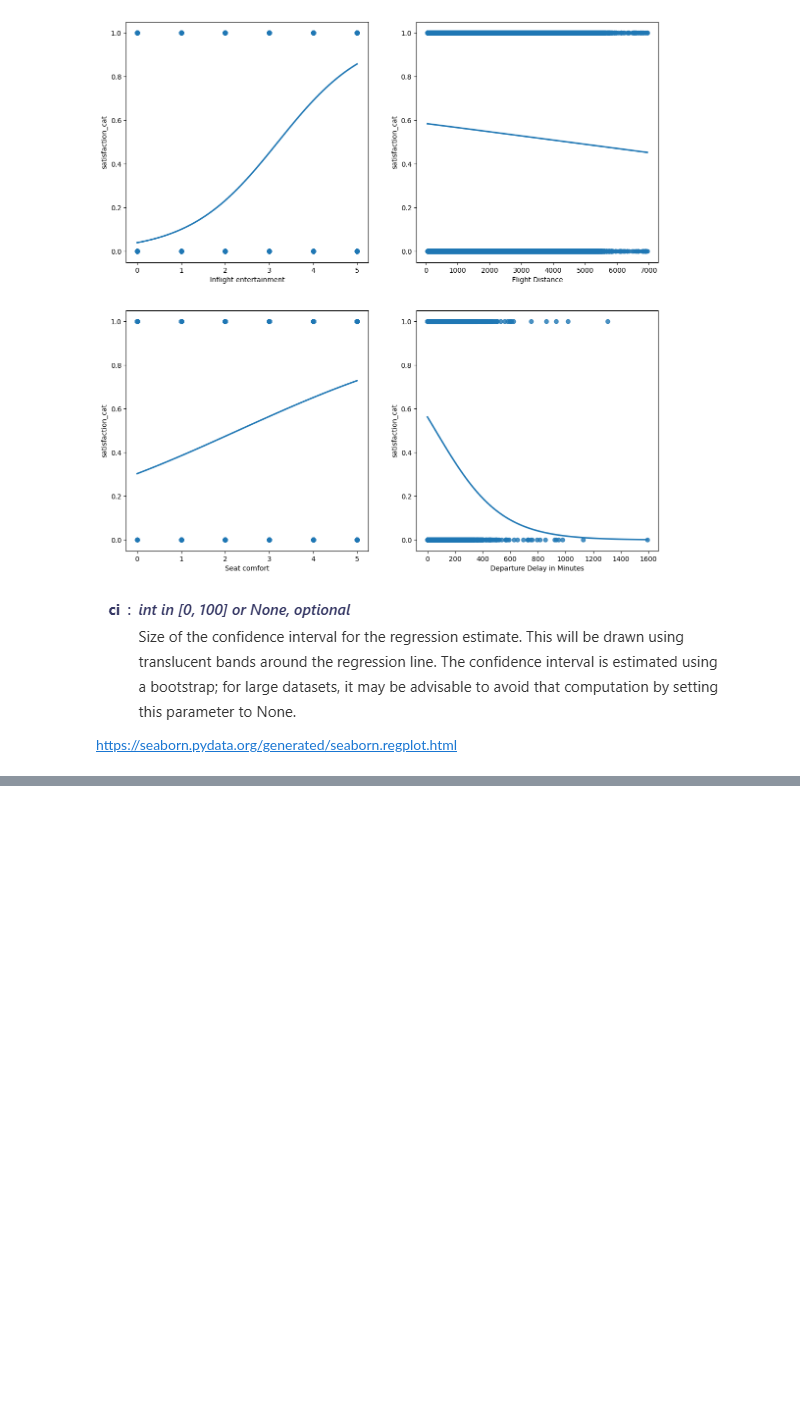
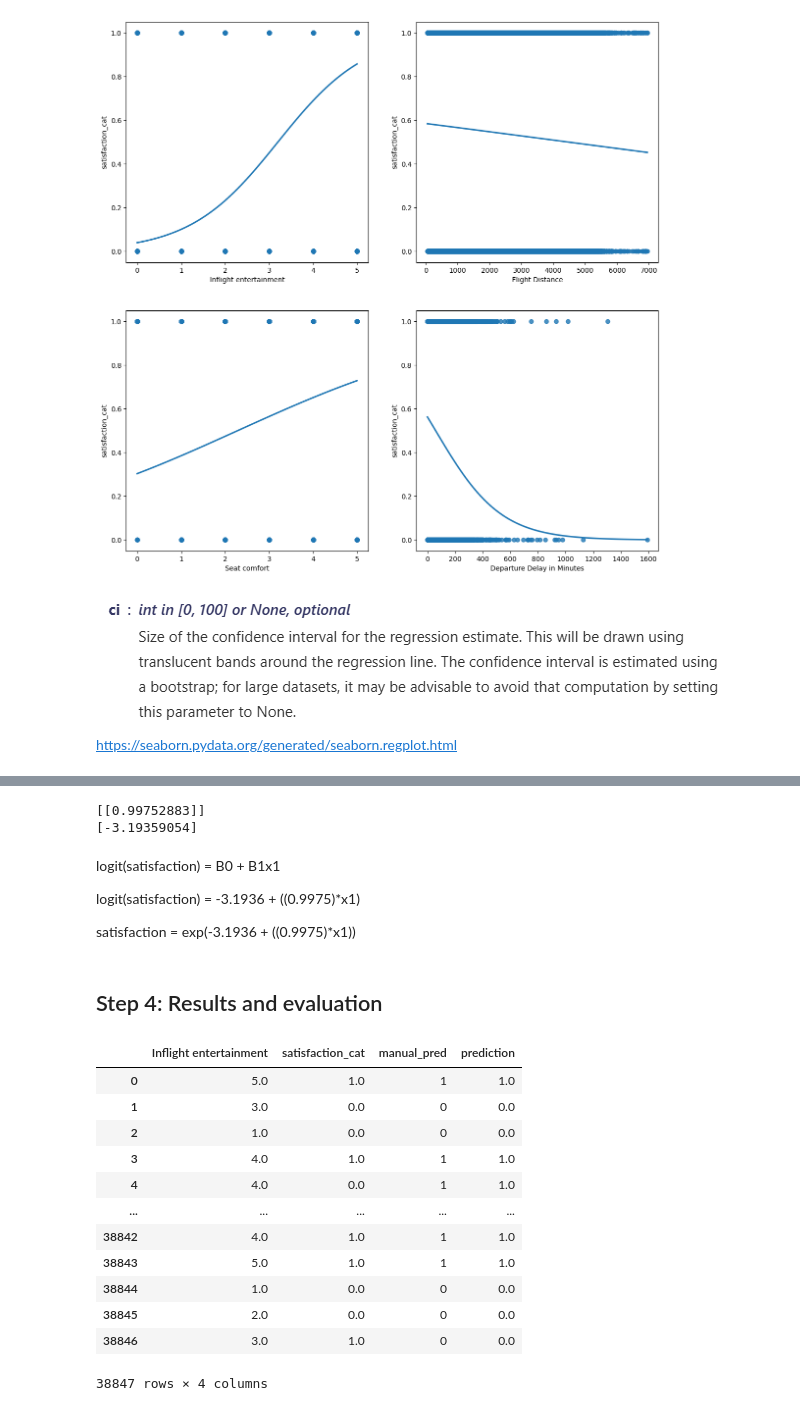
Before and after one commit to AfobCode/LearningPython, a Jupyter notebook: Regression_Analysis/perform_logistic_regression.ipynb, the cells around one changed output, grey strips where cells are left out. Saved outputs shown, nothing was run; the diff lists cells and outputs as text; code cells hidden in the pictures; blank space fills up the shorter version.

```diff
--- a/Regression_Analysis/perform_logistic_regression.ipynb
+++ b/Regression_Analysis/perform_logistic_regression.ipynb
@@ -188,7 +188,7 @@ https://scikit-learn.org/stable/modules/generated/sklearn.preprocessing.OneHotEn
 # %%
 airline_subset = airline[['Flight Distance', 'Seat comfort','Inflight entertainment','Departure Delay in Minutes', 'satisfaction']]
 airline_subset['satisfaction_cat'] = OneHotEncoder(drop='first').fit_transform(airline_subset[['satisfaction']]).toarray()
-airline_subset = airline_subset.astype({'Inflight entertainment':float})
+airline_subset = airline_subset.astype({'Inflight entertainment':float, 'Flight Distance':float, 'Departure Delay in Minutes':float})
 airline_subset
 # %% [output]
 A value is trying to be set on a copy of a slice from a DataFrame.
@@ -256,0 +266,18 @@ https://seaborn.pydata.org/generated/seaborn.regplot.html
+# %%
+# Get the logistic regression
+
+satisfaction_regression = LogisticRegression().fit(x_train,y_train)
+
+print(satisfaction_regression.coef_)
+print(satisfaction_regression.intercept_)
+# %% [output]
+[[0.99752883]]
+[-3.19359054]
+# %% [markdown]
+logit(satisfaction) = B0 + B1x1
+
+logit(satisfaction) = -3.1936 + ((0.9975)*x1)
+
+satisfaction = exp(-3.1936 + ((0.9975)*x1))
+# %% [markdown]
+## Step 4: Results and evaluation
@@ -256,0 +293,19 @@ https://seaborn.pydata.org/generated/seaborn.regplot.html
+# %%
+satisfaction_results = x_test.join(y_test, how= 'inner').reset_index(drop=True)
+satisfaction_results['manual_pred'] = satisfaction_results.apply(satisfaction_prediction,axis=1)
+satisfaction_results['prediction'] = satisfaction_regression.predict(x_test)
+satisfaction_results
+# %% [output]
+|  | Inflight entertainment | satisfaction_cat | manual_pred | prediction |
+| 0 | 5.0 | 1.0 | 1 | 1.0 |
+| 1 | 3.0 | 0.0 | 0 | 0.0 |
+| 2 | 1.0 | 0.0 | 0 | 0.0 |
+| 3 | 4.0 | 1.0 | 1 | 1.0 |
+| 4 | 4.0 | 0.0 | 1 | 1.0 |
+| ... | ... | ... | ... | ... |
+| 38842 | 4.0 | 1.0 | 1 | 1.0 |
+| 38843 | 5.0 | 1.0 | 1 | 1.0 |
+| 38844 | 1.0 | 0.0 | 0 | 0.0 |
+| 38845 | 2.0 | 0.0 | 0 | 0.0 |
+| 38846 | 3.0 | 1.0 | 0 | 0.0 |
+38847 rows × 4 columns
```
Also changed, not shown: parts of 8 cells of this notebook.
